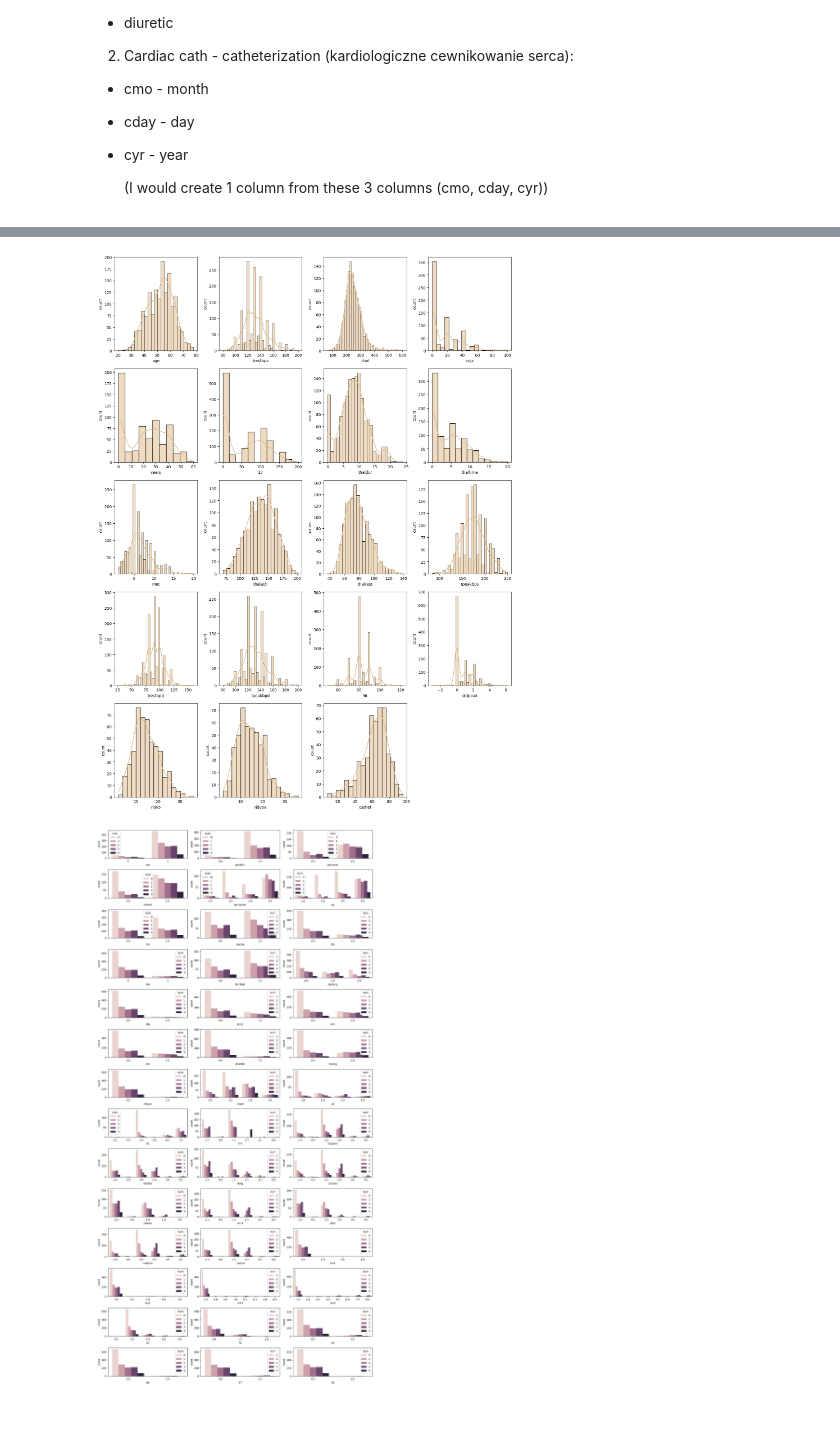
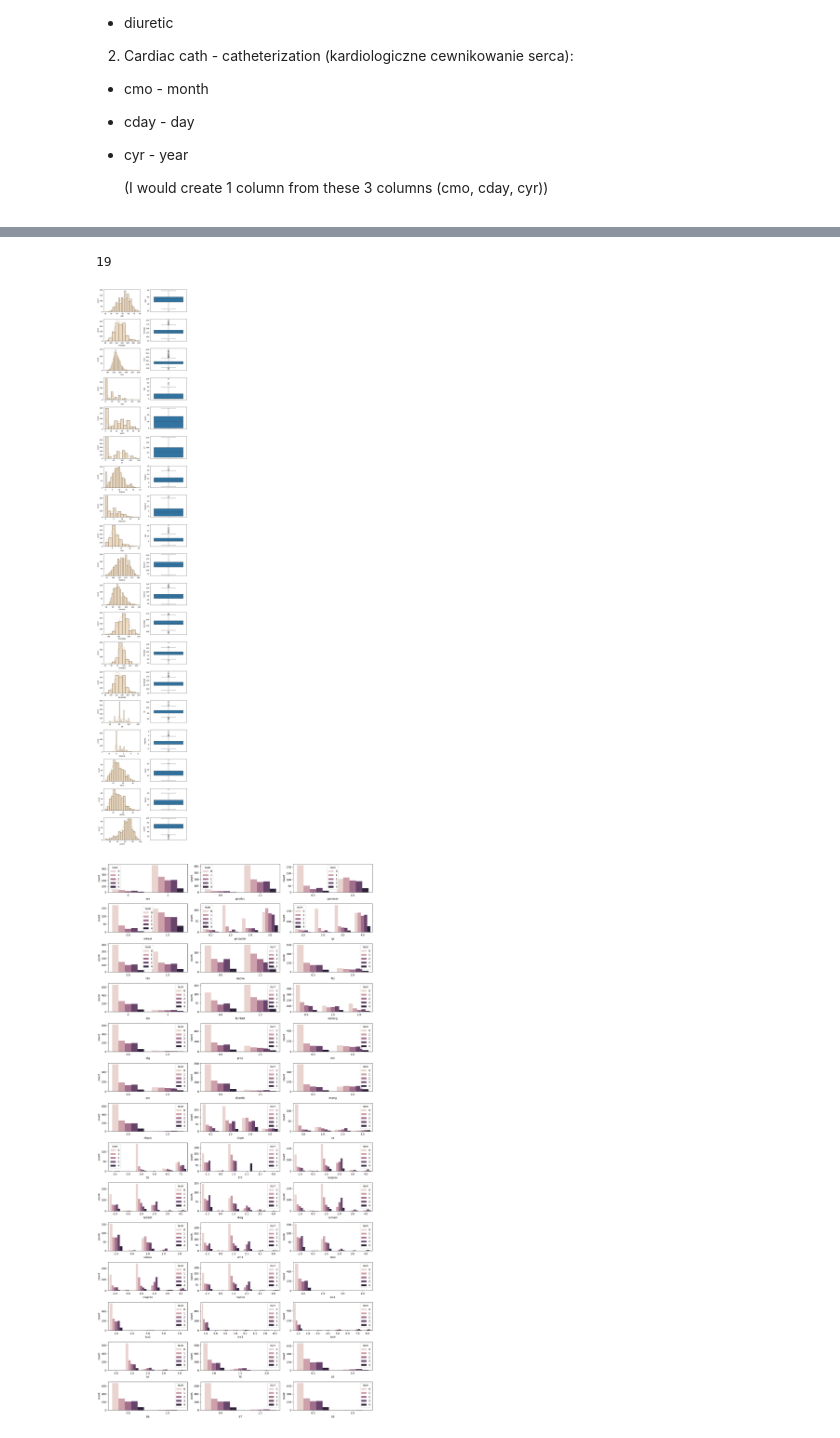
Before and after one commit to Wojsm2000/HeartDiseaseDiagnosis, a Jupyter notebook: EDA.ipynb, the cells around one changed output, grey strips where cells are left out. Cells and saved outputs as stored; diff of their text form; code cells hidden in the pictures.

Commit message:
Added boxplots

```diff
--- a/EDA.ipynb
+++ b/EDA.ipynb
@@ -141,13 +142,23 @@ df[['smoke', 'cigs']]
+# %%
+len(numeric)
+# %% [output]
+19
 # %%
-plt.figure(figsize=(15,20))
+plt.figure(figsize=(8,48))
 for i, col in enumerate(numeric):
-    plt.subplot(5, 4, i+1)
-    sns.histplot(df[col].dropna(), color='burlywood', kde=True)
+    plt.subplot(19, 2, 2*i+1)
+    if col in ['trestbps', 'met', 'tpeakbps', 'trestbpd', 'tpeakbpd'] :
+        sns.histplot(df[col].dropna(), color='burlywood', kde=True, bins=10)
+    else:
+        sns.histplot(df[col].dropna(), color='burlywood', kde=True)
+    #sns.histplot(df[col].dropna(), color='burlywood', kde=True)
     plt.xlabel(col)
     plt.ylabel('count')
+    plt.subplot(19, 2, 2*i+2)
+    sns.boxplot(df[col])
 plt.tight_layout()
 # %% [output]
-[figure, old version]
+[figure, new version]
 # %%
 plt.figure(figsize=(15,30))
 for i, col in enumerate(categorical):
```
Also changed, not shown: parts of 3 cells of this notebook.
